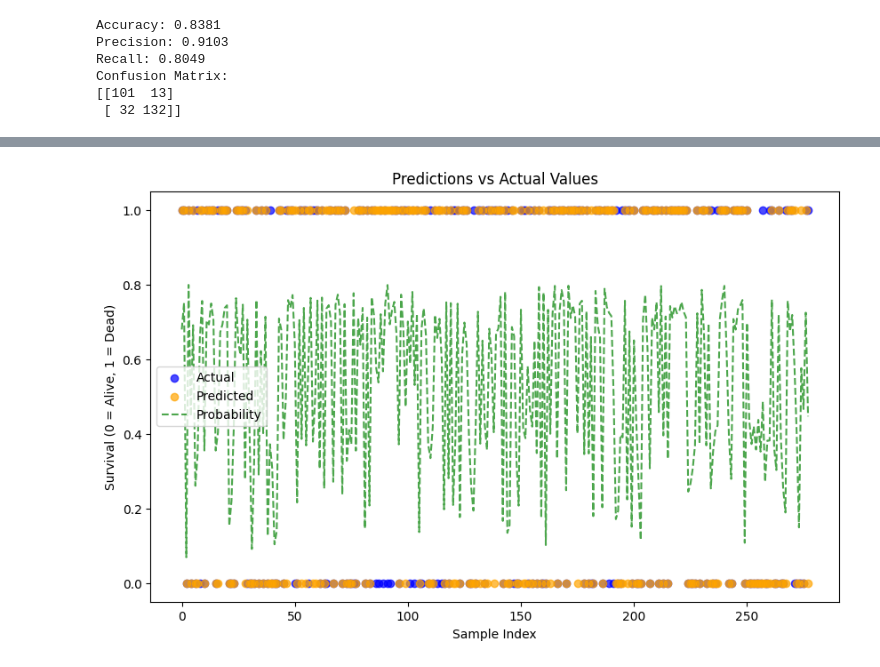
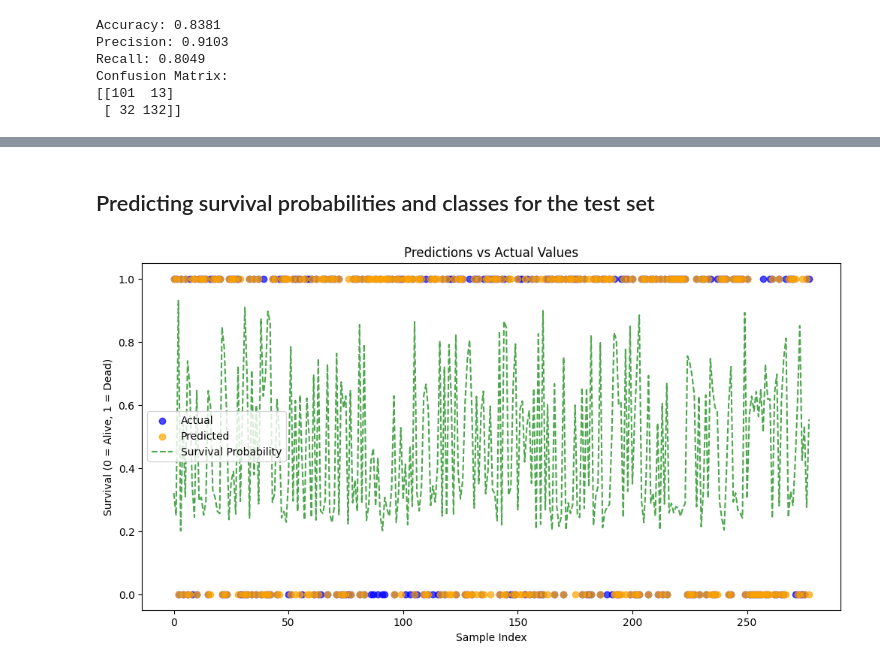
Before and after one commit to RanaUmarShakoor/tree-survival, a Jupyter notebook: main.ipynb, the cells around one changed output, grey strips where cells are left out. Drawn from its saved outputs; the diff is of its cells as text; code cells hidden in the pictures.

```diff
--- a/main.ipynb
+++ b/main.ipynb
@@ -313,22 +342,18 @@ Epoch 50/50, Train Loss: 0.4368, Dev Loss: 0.3874
 # %%
 from sklearn.metrics import accuracy_score, precision_score, recall_score, confusion_matrix
 
-# Load the best model
-model.load_state_dict(torch.load("best_tree_survival_model.pth"))
 model.eval()
-
-# Evaluate on test data
 y_pred_list = []
 y_true_list = []
 
 with torch.no_grad():
     for batch_features, batch_labels in test_loader:
         outputs = model(batch_features).squeeze()
-        y_pred = (outputs >= 0.5).float()  # Convert probabilities to binary predictions
-        y_pred_list.extend(y_pred.tolist())
+        y_pred_list.extend((outputs >= 0.5).int().tolist())
         y_true_list.extend(batch_labels.tolist())
 
-# Calculate metrics
+# Evaluate predictions
+from sklearn.metrics import accuracy_score, precision_score, recall_score
 accuracy = accuracy_score(y_true_list, y_pred_list)
 precision = precision_score(y_true_list, y_pred_list)
 recall = recall_score(y_true_list, y_pred_list)
@@ -337,6 +362,7 @@ conf_matrix = confusion_matrix(y_true_list, y_pred_list)
 print(f"Accuracy: {accuracy:.4f}")
 print(f"Precision: {precision:.4f}")
 print(f"Recall: {recall:.4f}")
+
 print("Confusion Matrix:")
 print(conf_matrix)
 # %% [output]
@@ -373,9 +374,0 @@ Assigned Cluster: 1
-# %%
-# Kaplan-Meier survival analysis
-cluster_data = data[data['Cluster'] == cluster_label]
-kmf = KaplanMeierFitter()
-kmf.fit(durations=cluster_data['Time'], event_observed=cluster_data['Event'])
-
-# Median survival time
-median_survival_time = kmf.median_survival_time_
-print(f"Estimated Median Survival Time for Cluster {cluster_label}: {median_survival_time} days")
@@ -451,47 +417,64 @@ Survival Probability: 0.8109
 Predicted Class: Dead
 Estimated Median Survival Time: 45.5 days
+# %% [markdown]
+## Predicting survival probabilities and classes for the test set
 # %%
-import matplotlib.pyplot as plt
-import torch
+# Function to predict survival probabilities, death probabilities, and classes for the test set
+def test_model_on_data(model, scaler, X_test, Y_test):
+    """
+    Predict survival probabilities, death probabilities, and survival classes for the test set.
 
-# Function to predict survival probabilities and classes for the test set
-def test_model_on_data(model, scaler, X_test, Y_test):
+    Args:
+        model: Trained PyTorch model.
+        scaler: Fitted StandardScaler for feature normalization.
+        X_test: Test features (pandas DataFrame or numpy array).
+        Y_test: Test labels (pandas Series or numpy array).
+
+    Returns:
+        survival_probabilities: Survival probabilities (1 - probability of death).
+        death_probabilities: Probabilities of death.
+        predicted_classes: Predicted survival classes (0 = Alive, 1 = Dead).
+    """
     # Preprocess test data
     X_test_scaled = scaler.transform(X_test)  # Scale the features
     X_test_tensor = torch.tensor(X_test_scaled, dtype=torch.float32)
 
     # Generate predictions
     model.eval()
     with torch.no_grad():
-        probabilities = model(X_test_tensor).squeeze().numpy()  # Get probabilities
-        predictions = (probabilities >= 0.5).astype(int)        # Convert to binary predictions
+        probabilities = model(X_test_tensor).squeeze().numpy()  # Get probabilities (death probabilities)
 
-    return probabilities, predictions
+    # Survival probabilities and predicted classes
+    survival_probabilities = 1 - probabilities
+    death_probabilities = probabilities
+    predicted_classes = (death_probabilities >= 0.5).astype(int)
+
+    return survival_probabilities, death_probabilities, predicted_classes
 
 # Generate predictions on X_test
-probabilities, predictions = test_model_on_data(model, scaler, X_test, Y_test)
+survival_probabilities, death_probabilities, predictions = test_model_on_data(model, scaler, X_test, Y_test)
 
 # Convert Y_test to a NumPy array for comparison
 Y_test_array = Y_test.to_numpy()
 
 # Visualize predictions vs actual labels
-plt.figure(figsize=(10, 6))
+plt.figure(figsize=(12, 6))
 
 # Plot true values
 plt.scatter(range(len(Y_test_array)), Y_test_array, label='Actual', alpha=0.7, color='blue')
 
 # Plot predictions
 plt.scatter(range(len(predictions)), predictions, label='Predicted', alpha=0.7, color='orange')
 
-# Add a line for probabilities (optional, for continuous output visualization)
-plt.plot(range(len(probabilities)), probabilities, label='Probability', color='green', linestyle='--', alpha=0.7)
+# Add a line for survival probabilities (optional, for continuous output visualization)
+plt.plot(range(len(survival_probabilities)), survival_probabilities, label='Survival Probability', color='green', linestyle='--', alpha=0.7)
 
 # Customize plot
 plt.title('Predictions vs Actual Values')
 plt.xlabel('Sample Index')
 plt.ylabel('Survival (0 = Alive, 1 = Dead)')
 plt.legend()
 plt.show()
 # %% [output]
-[figure, old version]
+[figure, new version]
 # %%
```
Also changed, not shown: parts of 16 cells of this notebook.
